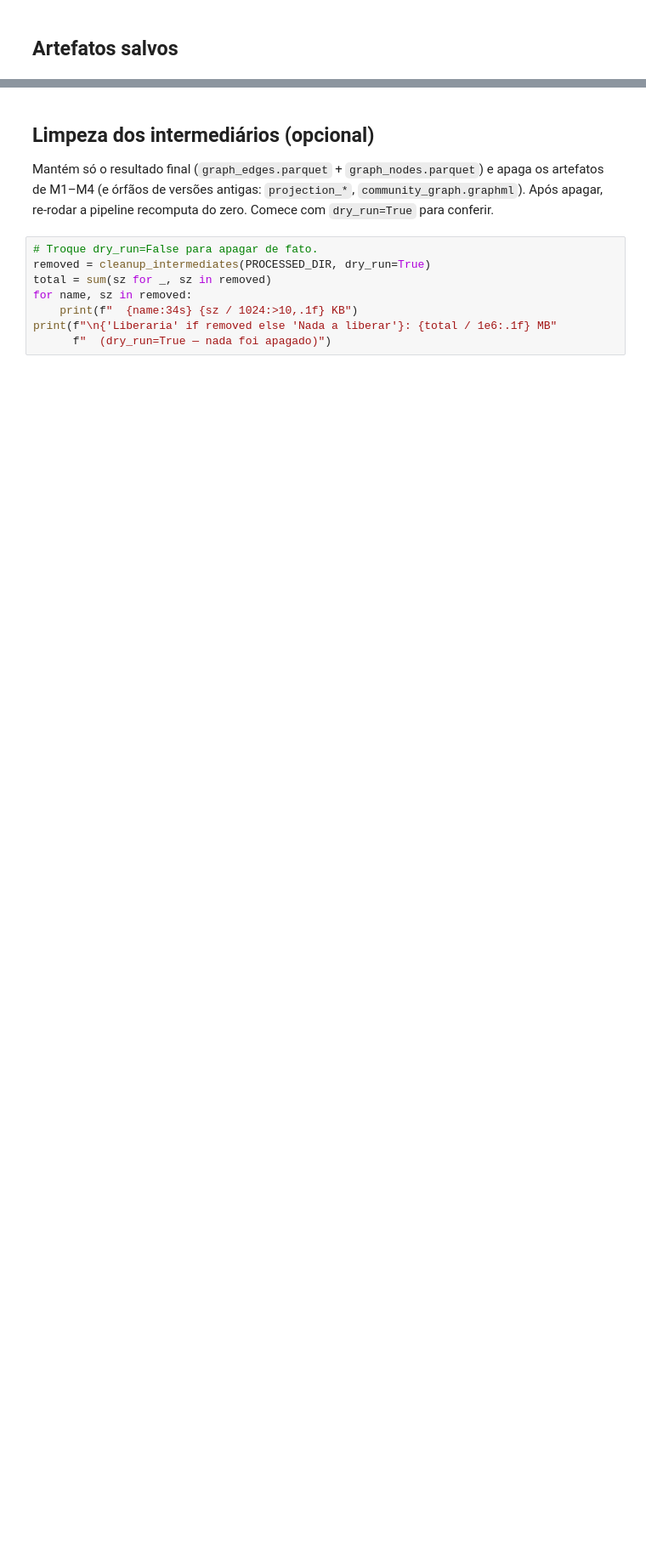
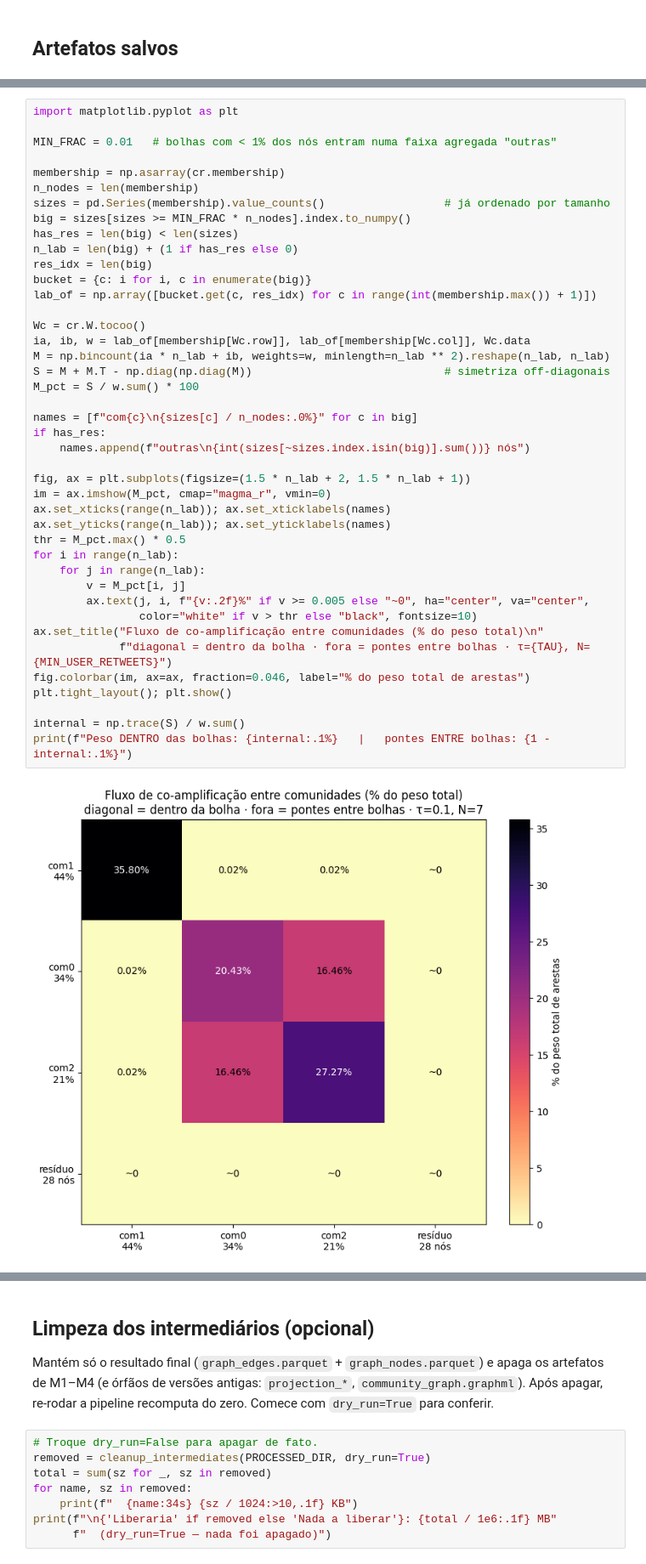
Before and after one commit to Vipigal/tcc-ufmg, a Jupyter notebook: notebooks/pipeline.ipynb, the cells around one changed output, grey strips where cells are left out. Shown at 85% size. Cells and saved outputs as stored; diff of their text form; blank space fills up the shorter version.

```diff
--- a/notebooks/pipeline.ipynb
+++ b/notebooks/pipeline.ipynb
@@ -310,0 +318,44 @@ Arquivos em /home/vinicius/tcc/data/processed/invasao-3-poderes:
+# %%
+import matplotlib.pyplot as plt
+
+MIN_FRAC = 0.01   # bolhas com < 1% dos nós entram numa faixa agregada "outras"
+
+membership = np.asarray(cr.membership)
+n_nodes = len(membership)
+sizes = pd.Series(membership).value_counts()                  # já ordenado por tamanho
+big = sizes[sizes >= MIN_FRAC * n_nodes].index.to_numpy()
+has_res = len(big) < len(sizes)
+n_lab = len(big) + (1 if has_res else 0)
+res_idx = len(big)
+bucket = {c: i for i, c in enumerate(big)}
+lab_of = np.array([bucket.get(c, res_idx) for c in range(int(membership.max()) + 1)])
+
+Wc = cr.W.tocoo()
+ia, ib, w = lab_of[membership[Wc.row]], lab_of[membership[Wc.col]], Wc.data
+M = np.bincount(ia * n_lab + ib, weights=w, minlength=n_lab ** 2).reshape(n_lab, n_lab)
+S = M + M.T - np.diag(np.diag(M))                             # simetriza off-diagonais
+M_pct = S / w.sum() * 100
+
+names = [f"com{c}\n{sizes[c] / n_nodes:.0%}" for c in big]
+if has_res:
+    names.append(f"outras\n{int(sizes[~sizes.index.isin(big)].sum())} nós")
+
+fig, ax = plt.subplots(figsize=(1.5 * n_lab + 2, 1.5 * n_lab + 1))
+im = ax.imshow(M_pct, cmap="magma_r", vmin=0)
+ax.set_xticks(range(n_lab)); ax.set_xticklabels(names)
+ax.set_yticks(range(n_lab)); ax.set_yticklabels(names)
+thr = M_pct.max() * 0.5
+for i in range(n_lab):
+    for j in range(n_lab):
+        v = M_pct[i, j]
+        ax.text(j, i, f"{v:.2f}%" if v >= 0.005 else "~0", ha="center", va="center",
+                color="white" if v > thr else "black", fontsize=10)
+ax.set_title("Fluxo de co-amplificação entre comunidades (% do peso total)\n"
+             f"diagonal = dentro da bolha · fora = pontes entre bolhas · τ={TAU}, N={MIN_USER_RETWEETS}")
+fig.colorbar(im, ax=ax, fraction=0.046, label="% do peso total de arestas")
+plt.tight_layout(); plt.show()
+
+internal = np.trace(S) / w.sum()
+print(f"Peso DENTRO das bolhas: {internal:.1%}   |   pontes ENTRE bolhas: {1 - internal:.1%}")
+# %% [output]
+[figure, added]
```
Also changed, not shown: parts of 15 cells of this notebook, 11 other files.
